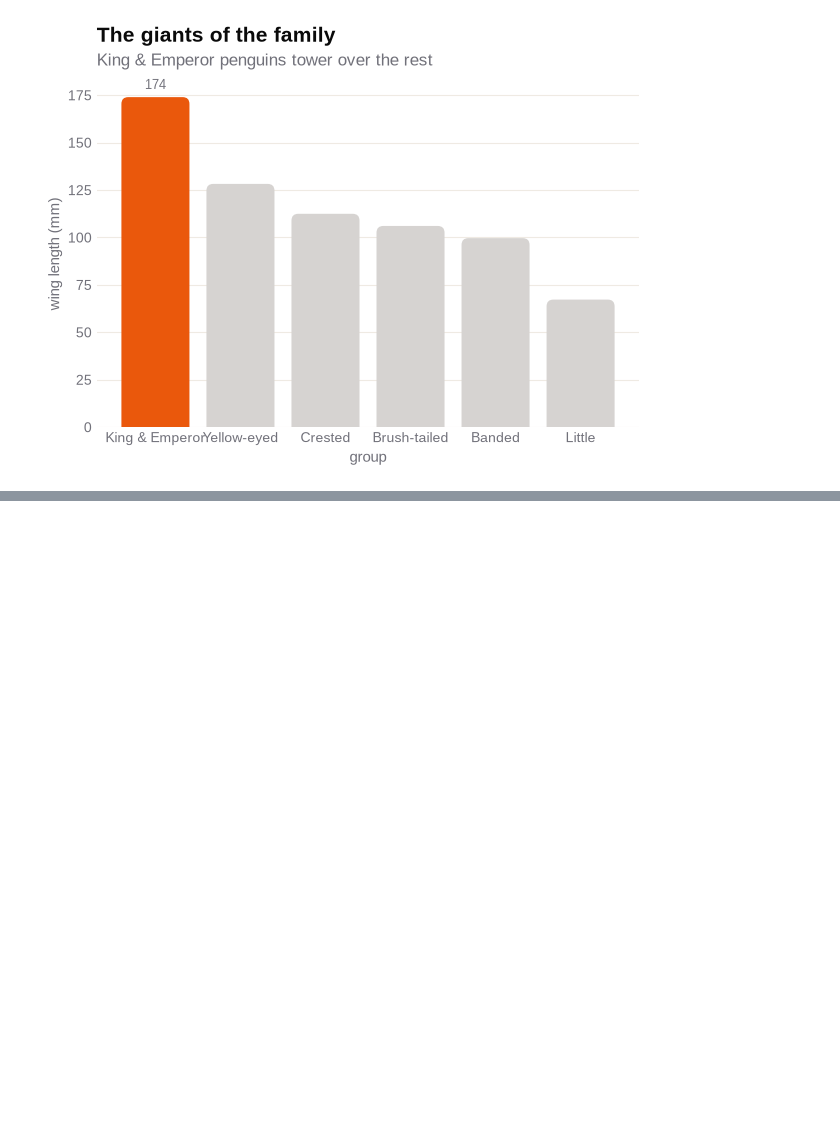
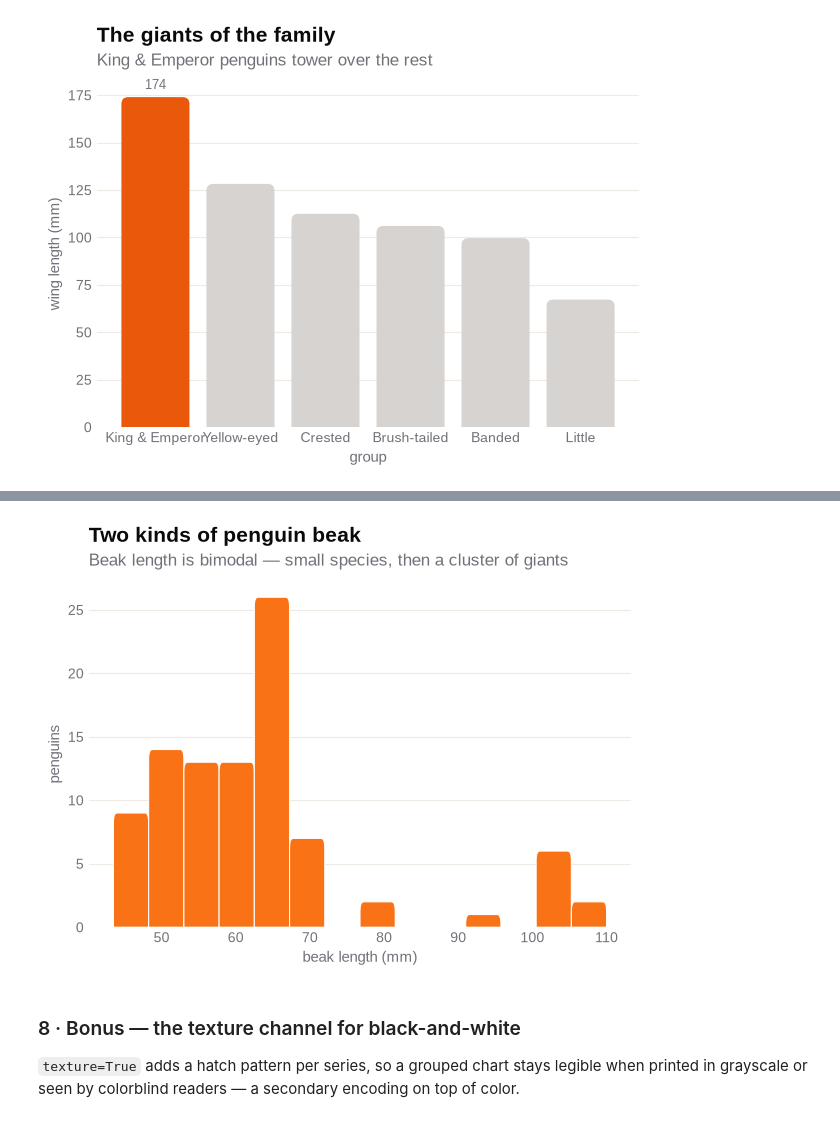
Before and after one commit to HershR/viz-lib, a Jupyter notebook: example-mini-project/penguins.ipynb, the cells around one changed output, grey strips where cells are left out. Saved outputs shown, nothing was run; the diff lists cells and outputs as text; code cells hidden in the pictures; blank space fills up the shorter version.

```diff
--- a/example-mini-project/penguins.ipynb
+++ b/example-mini-project/penguins.ipynb
@@ -239 +321,19 @@ length across them. A single series gets its **endpoint value labeled** automati
+# %%
+ax = viz.hist(
+    df,
+    x="beak_length",
+    bins=14,
+    title="Two kinds of penguin beak",
+    subtitle="Beak length is bimodal — small species, then a cluster of giants",
+    xlabel="beak length (mm)",
+    ylabel="penguins",
+)
+save(ax, "07_beak_distribution.png")
+# %% [output]
+[figure, added]
+# %% [markdown]
+### 8 · Bonus — the texture channel for black-and-white
+
+`texture=True` adds a hatch pattern per series, so a grouped chart stays legible when
+printed in grayscale or seen by colorblind readers — a secondary encoding on top of color.
 # %%
```
Also changed, not shown: parts of 17 cells of this notebook, 7 other files.
